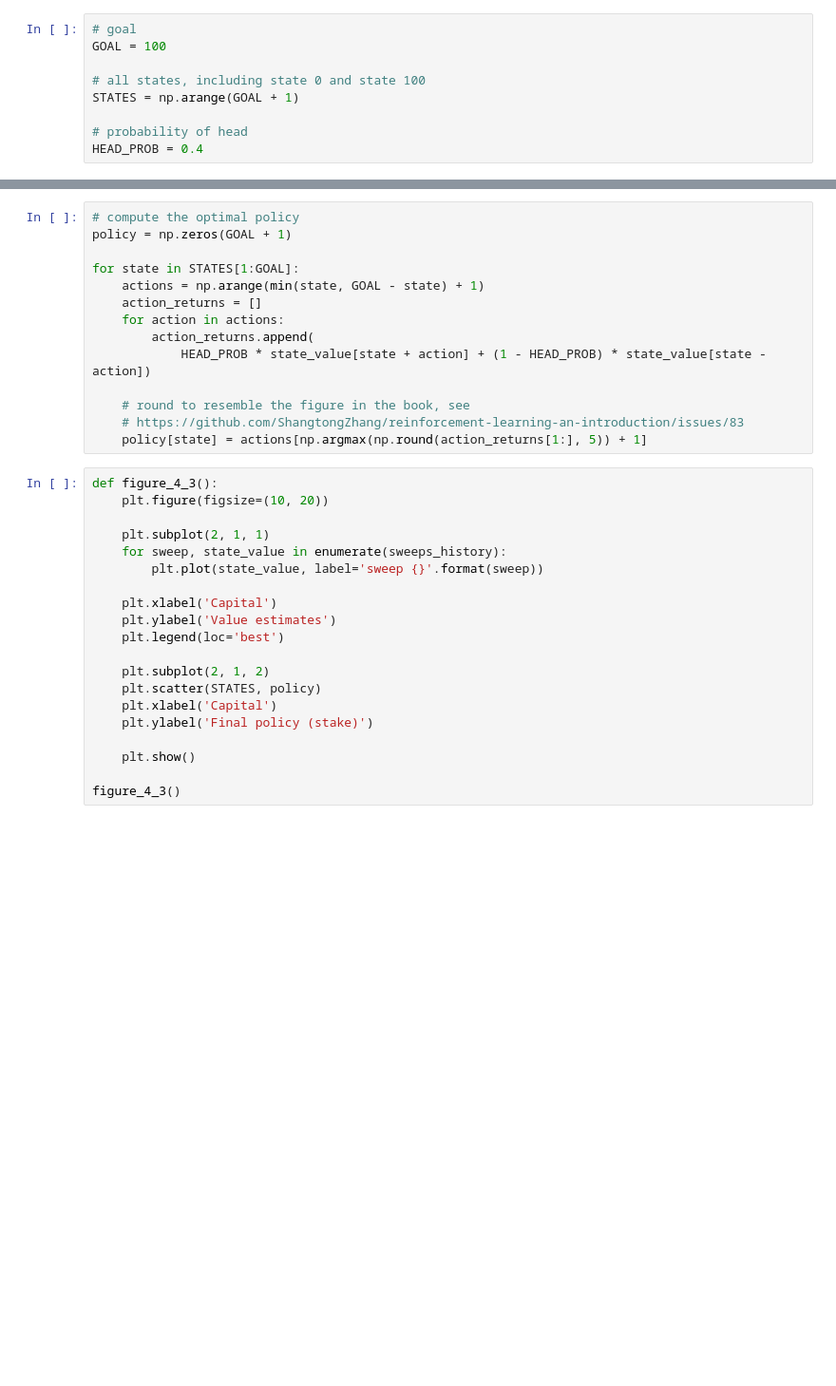
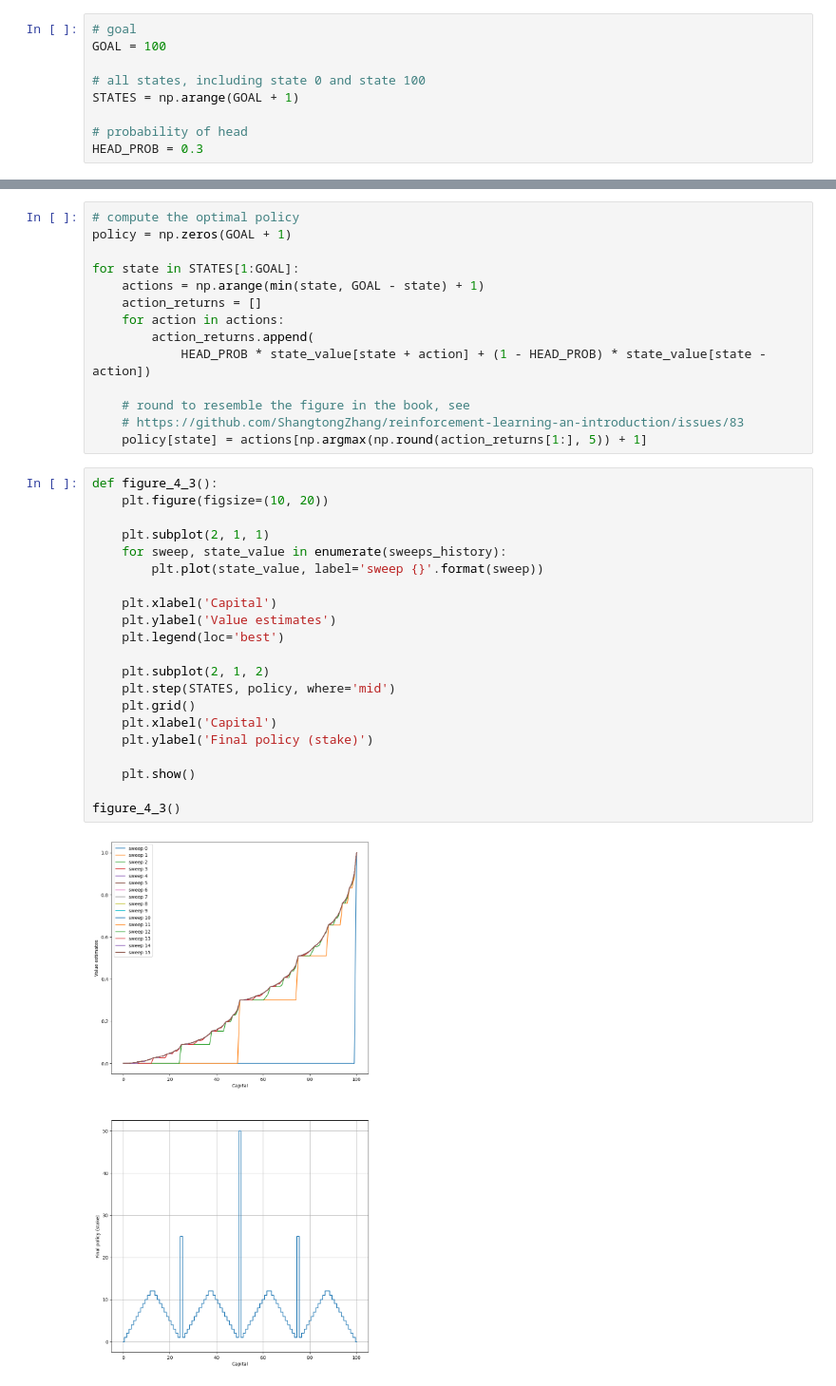
Before and after one commit to fccoelho/Reinforcement-Learning-course, a Jupyter notebook: Code/Sutton_Barto/chapter04/gamblers_problem.ipynb, the cells around one changed output, grey strips where cells are left out. Shown at 95% size. Cells and saved outputs as stored; diff of their text form; blank space fills up the shorter version.

```diff
--- a/Code/Sutton_Barto/chapter04/gamblers_problem.ipynb
+++ b/Code/Sutton_Barto/chapter04/gamblers_problem.ipynb
@@ -20,7 +20,7 @@ GOAL = 100
 STATES = np.arange(GOAL + 1)
 
 # probability of head
-HEAD_PROB = 0.4
+HEAD_PROB = 0.3
 # %%
 # state value
 state_value = np.zeros(GOAL + 1)
@@ -63,20 +63,23 @@ for state in STATES[1:GOAL]:
 # %%
 def figure_4_3():
     plt.figure(figsize=(10, 20))
 
     plt.subplot(2, 1, 1)
     for sweep, state_value in enumerate(sweeps_history):
         plt.plot(state_value, label='sweep {}'.format(sweep))
 
     plt.xlabel('Capital')
     plt.ylabel('Value estimates')
     plt.legend(loc='best')
 
     plt.subplot(2, 1, 2)
-    plt.scatter(STATES, policy)
+    plt.step(STATES, policy, where='mid')
+    plt.grid()
     plt.xlabel('Capital')
     plt.ylabel('Final policy (stake)')
 
     plt.show()
 
 figure_4_3()
+# %% [output]
+[figure, added]
```
Also changed, not shown: 7 other files.
